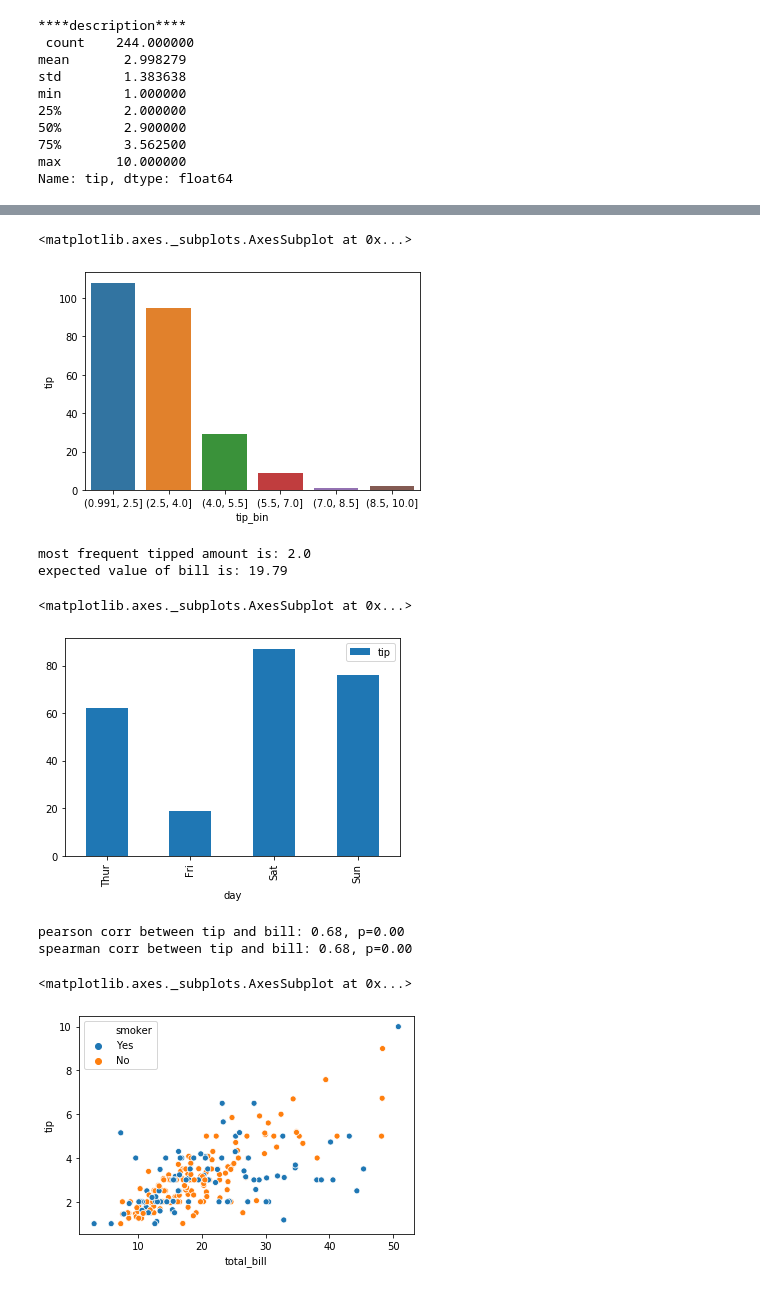
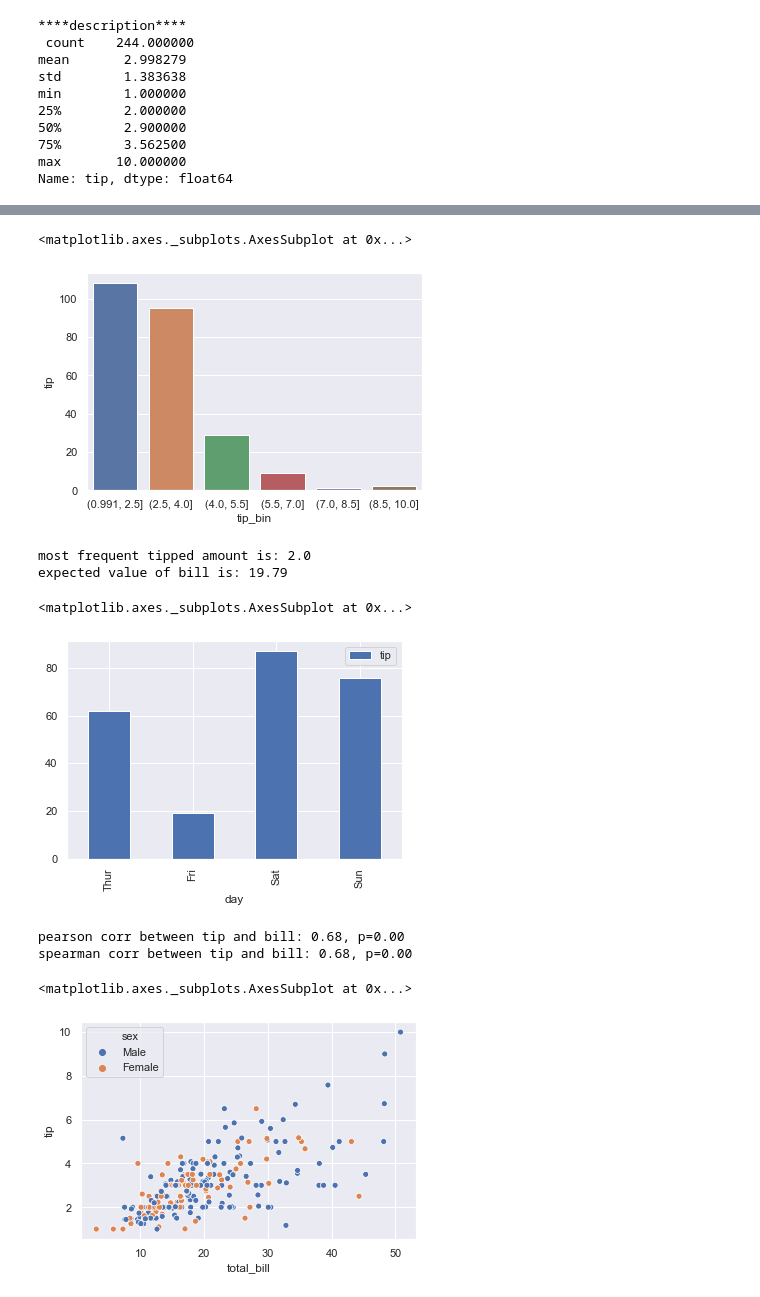
Before and after one commit to gentimouton/dives, a Jupyter notebook: practical_ds/practical_stats_ch01_eda.ipynb, the cells around one changed output, grey strips where cells are left out. Cells and saved outputs as stored; diff of their text form; code cells hidden in the pictures.

```diff
--- a/practical_ds/practical_stats_ch01_eda.ipynb
+++ b/practical_ds/practical_stats_ch01_eda.ipynb
@@ -14,6 +14,8 @@ import numpy as np
 import pandas as pd
 import scipy.stats as stats
 
+sns.set(style="darkgrid")
+
 tips = sns.load_dataset("tips")
 tips.head()
 # %% [output]
@@ -142,7 +144,7 @@ binned_counts = tips.groupby('tip_bin').agg({'tip':'count'}).reset_index()
 sns.barplot(x='tip_bin',y='tip', data=binned_counts)
 # %% [output]
 <matplotlib.axes._subplots.AxesSubplot at 0x...>
-[figure, old version]
+[figure, new version]
 # %%
 # exploring binary and categorical data
 mode = tips["tip"].mode()[0]
@@ -155,17 +157,17 @@ tips.groupby('day').agg({'tip':'count'}).plot(kind='bar')
 most frequent tipped amount is: 2.0
 expected value of bill is: 19.79
 <matplotlib.axes._subplots.AxesSubplot at 0x...>
-[figure, old version]
+[figure, new version]
 # %%
 # correlation and scatterplot
 r,pval = stats.pearsonr(tips['tip'], tips['total_bill'])
 print(f'pearson corr between tip and bill: {r:.2f}, p={pval:.2f}')
 r,pval = stats.spearmanr(tips['tip'], tips['total_bill'])
 print(f'spearman corr between tip and bill: {r:.2f}, p={pval:.2f}')
 
-sns.scatterplot(x="total_bill", y="tip", hue="smoker", data=tips)
+sns.scatterplot(x="total_bill", y="tip", hue="sex", data=tips)
 # %% [output]
 pearson corr between tip and bill: 0.68, p=0.00
 spearman corr between tip and bill: 0.68, p=0.00
 <matplotlib.axes._subplots.AxesSubplot at 0x...>
-[figure, old version]
+[figure, new version]
```
Also changed, not shown: parts of 10 cells of this notebook.
